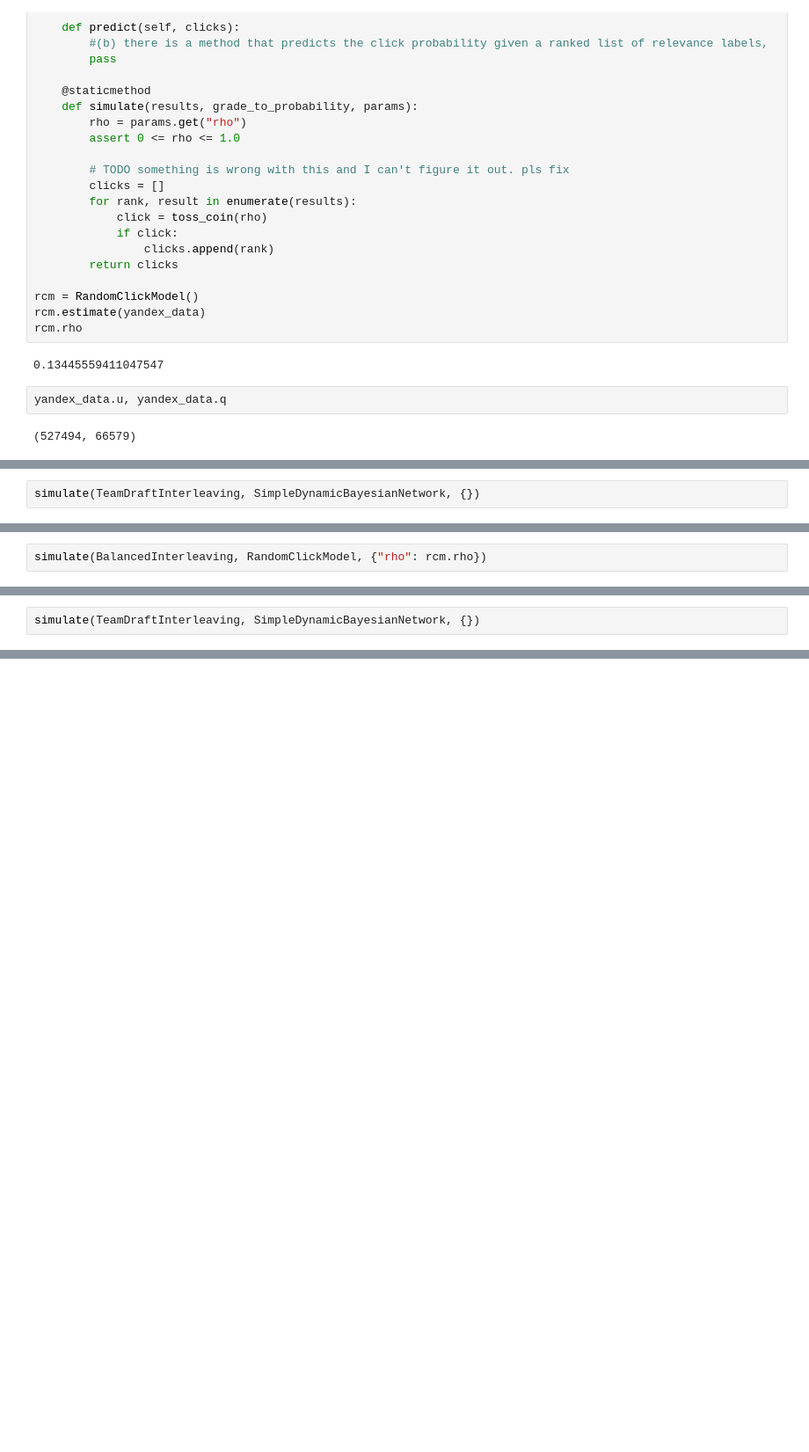
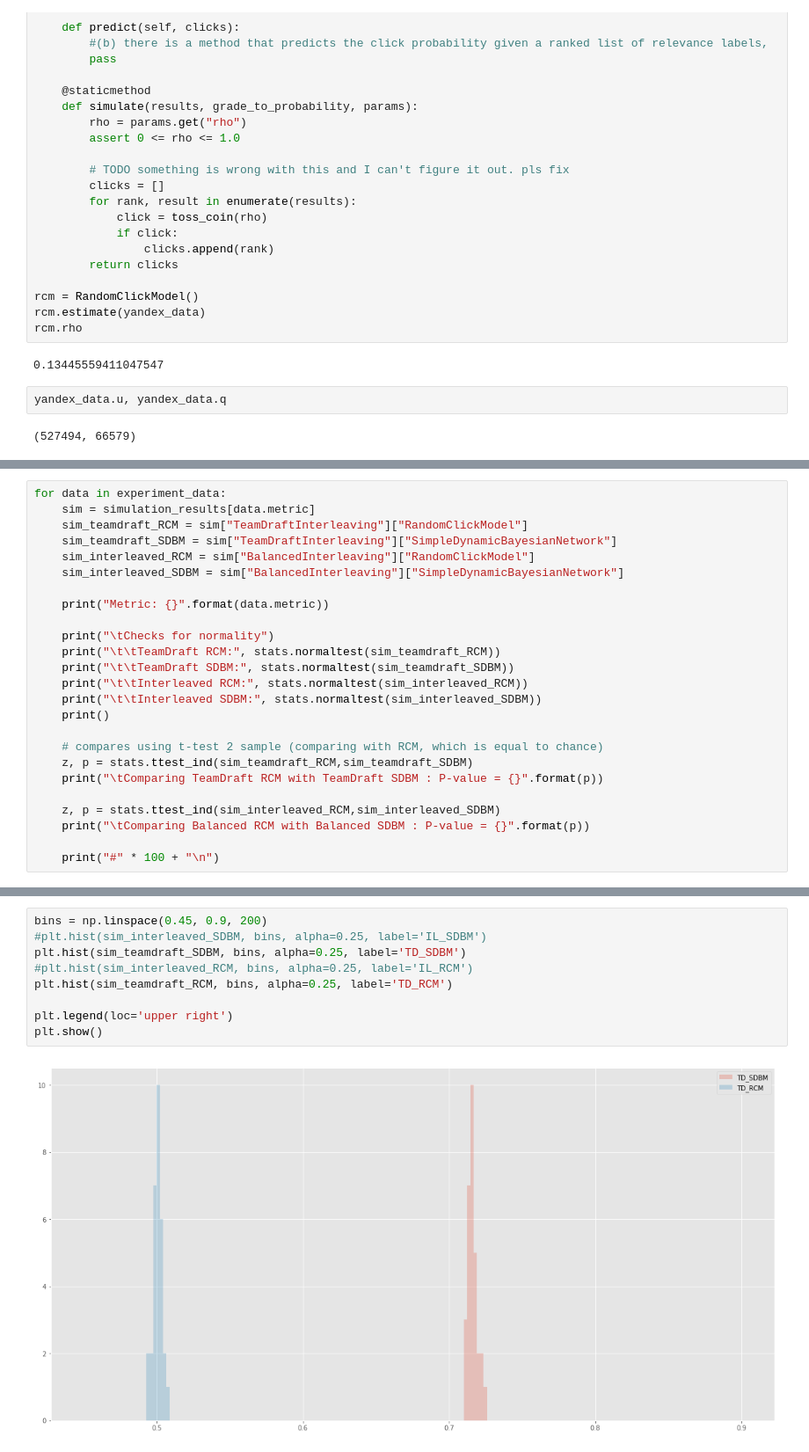
Before and after one commit to samarthbhargav/ir1, a Jupyter notebook: homeworks/11859032-11823453-10176306-hw1.ipynb, the cells around one changed output, grey strips where cells are left out. Shown at 88% size. Cells and saved outputs as stored; diff of their text form; blank space fills up the shorter version.

```diff
--- a/homeworks/11859032-11823453-10176306-hw1.ipynb
+++ b/homeworks/11859032-11823453-10176306-hw1.ipynb
@@ -711,2 +796,0 @@ simulate(TeamDraftInterleaving, RandomClickModel, {"rho": rcm.rho})
-# %%
-simulate(TeamDraftInterleaving, SimpleDynamicBayesianNetwork, {})
@@ -715,2 +796,0 @@ simulate(TeamDraftInterleaving, SimpleDynamicBayesianNetwork, {})
-# %%
-simulate(BalancedInterleaving, RandomClickModel, {"rho": rcm.rho})
@@ -719,2 +796,0 @@ simulate(BalancedInterleaving, RandomClickModel, {"rho": rcm.rho})
-# %%
-simulate(TeamDraftInterleaving, SimpleDynamicBayesianNetwork, {})
@@ -737,0 +861,25 @@ for i in range(30):
+# %%
+for data in experiment_data:
+    sim = simulation_results[data.metric]
+    sim_teamdraft_RCM = sim["TeamDraftInterleaving"]["RandomClickModel"]
+    sim_teamdraft_SDBM = sim["TeamDraftInterleaving"]["SimpleDynamicBayesianNetwork"]
+    sim_interleaved_RCM = sim["BalancedInterleaving"]["RandomClickModel"]
+    sim_interleaved_SDBM = sim["BalancedInterleaving"]["SimpleDynamicBayesianNetwork"]
+
+    print("Metric: {}".format(data.metric))
+
+    print("\tChecks for normality")
+    print("\t\tTeamDraft RCM:", stats.normaltest(sim_teamdraft_RCM))
+    print("\t\tTeamDraft SDBM:", stats.normaltest(sim_teamdraft_SDBM))
+    print("\t\tInterleaved RCM:", stats.normaltest(sim_interleaved_RCM))
+    print("\t\tInterleaved SDBM:", stats.normaltest(sim_interleaved_SDBM))
+    print()
+
+    # compares using t-test 2 sample (comparing with RCM, which is equal to chance)
+    z, p = stats.ttest_ind(sim_teamdraft_RCM,sim_teamdraft_SDBM)
+    print("\tComparing TeamDraft RCM with TeamDraft SDBM : P-value = {}".format(p))
+
+    z, p = stats.ttest_ind(sim_interleaved_RCM,sim_interleaved_SDBM)
+    print("\tComparing Balanced RCM with Balanced SDBM : P-value = {}".format(p))
+
+    print("#" * 100 + "\n")
@@ -820,0 +964,11 @@ comparison methods. ACM Transactions on Information Systems, 31(4), 2013.
+# %%
+bins = np.linspace(0.45, 0.9, 200)
+#plt.hist(sim_interleaved_SDBM, bins, alpha=0.25, label='IL_SDBM')
+plt.hist(sim_teamdraft_SDBM, bins, alpha=0.25, label='TD_SDBM')
+#plt.hist(sim_interleaved_RCM, bins, alpha=0.25, label='IL_RCM')
+plt.hist(sim_teamdraft_RCM, bins, alpha=0.25, label='TD_RCM')
+
+plt.legend(loc='upper right')
+plt.show()
+# %% [output]
+[figure, added]
```
Also changed, not shown: parts of 43 cells of this notebook.
